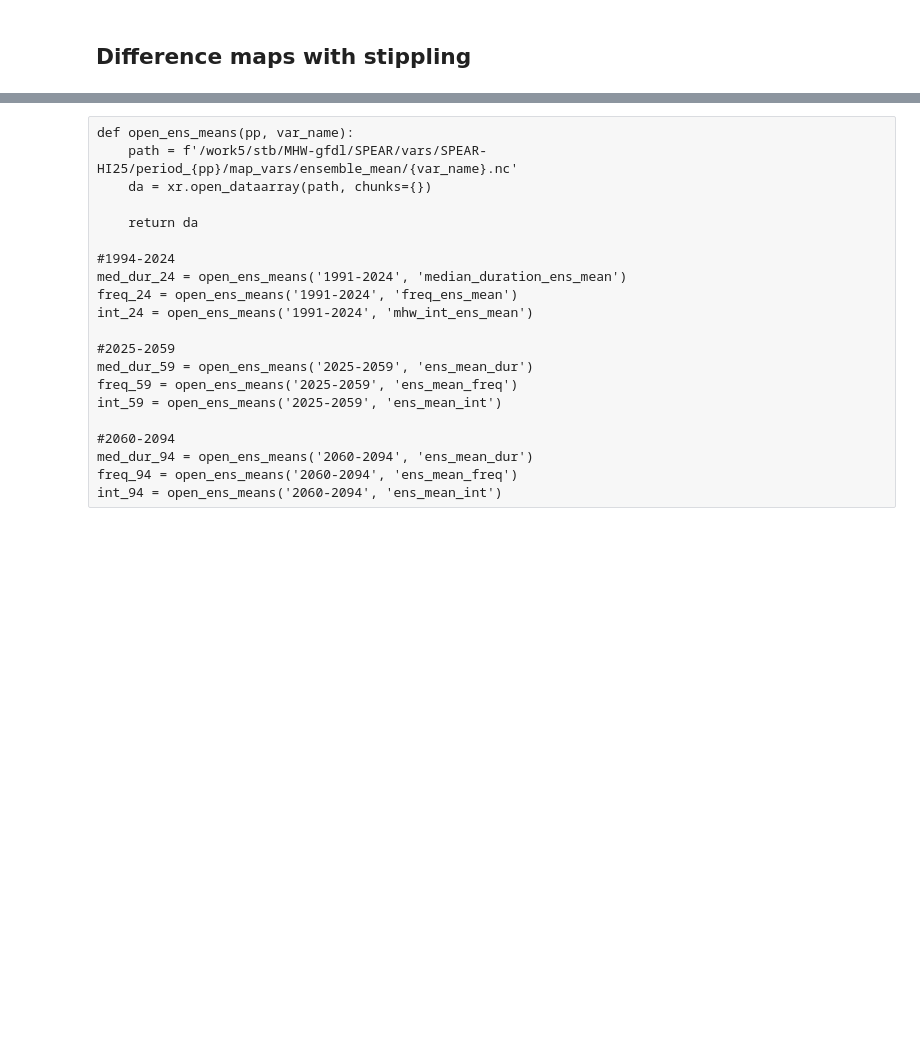
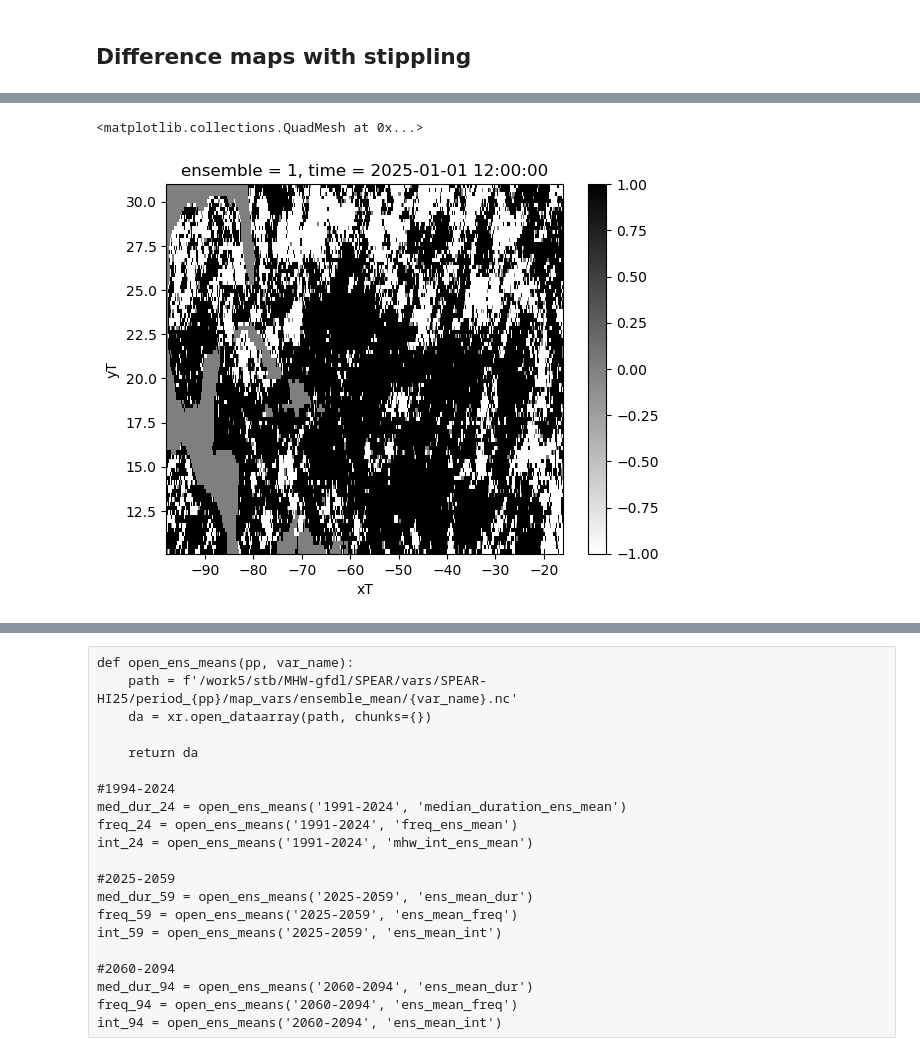
Before and after one commit to shanicetbailey/MHW-gfdl, a Jupyter notebook: 1c0_define-MHW-SPEAR-hi25.ipynb.ipynb, the cells around one changed output, grey strips where cells are left out. Drawn from its saved outputs; the diff is of its cells as text; code cells hidden in the pictures; blank space fills up the shorter version.

```diff
--- a/1c0_define-MHW-SPEAR-hi25.ipynb.ipynb
+++ b/1c0_define-MHW-SPEAR-hi25.ipynb.ipynb
@@ -433 +436,20 @@ CPU times: user 12.6 s, sys: 89.5 ms, total: 12.7 s
 Wall time: 12.7 s
+# %%
+def convert_z_to_signage(metric_difference):
+    #second .where() treats zeros as neutral
+    sign_metric_prd = xr.where(metric_difference > 0, 1, xr.where(metric_difference < 0, -1, 0))
+
+    return sign_metric_prd
+
+sign_freq_diff_2591 = convert_z_to_signage(freq_diff_2591)
+sign_int_diff_2591 = convert_z_to_signage(int_diff_2591)
+sign_dur_diff_2591 = convert_z_to_signage(dur_diff_2591)
+
+sign_freq_diff_6091 = convert_z_to_signage(freq_diff_6091)
+sign_int_diff_6091 = convert_z_to_signage(int_diff_6091)
+sign_dur_diff_6091 = convert_z_to_signage(dur_diff_6091)
+# %%
+sign_freq_diff_2591[0].plot(cmap='binary')
+# %% [output]
+<matplotlib.collections.QuadMesh at 0x...>
+[figure, added]
```
Also changed, not shown: parts of 9 cells of this notebook.
